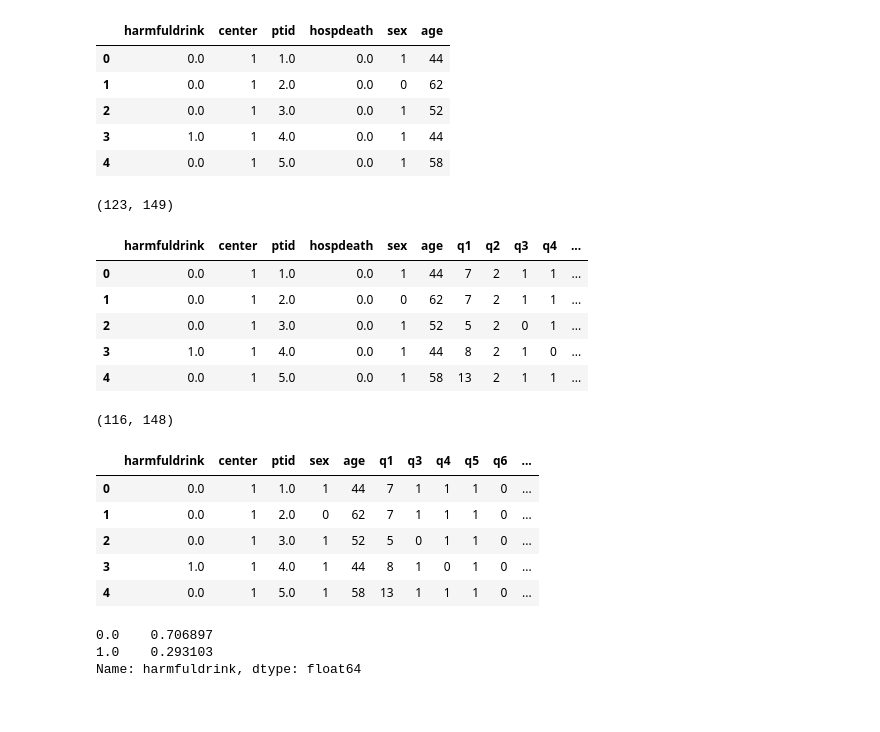
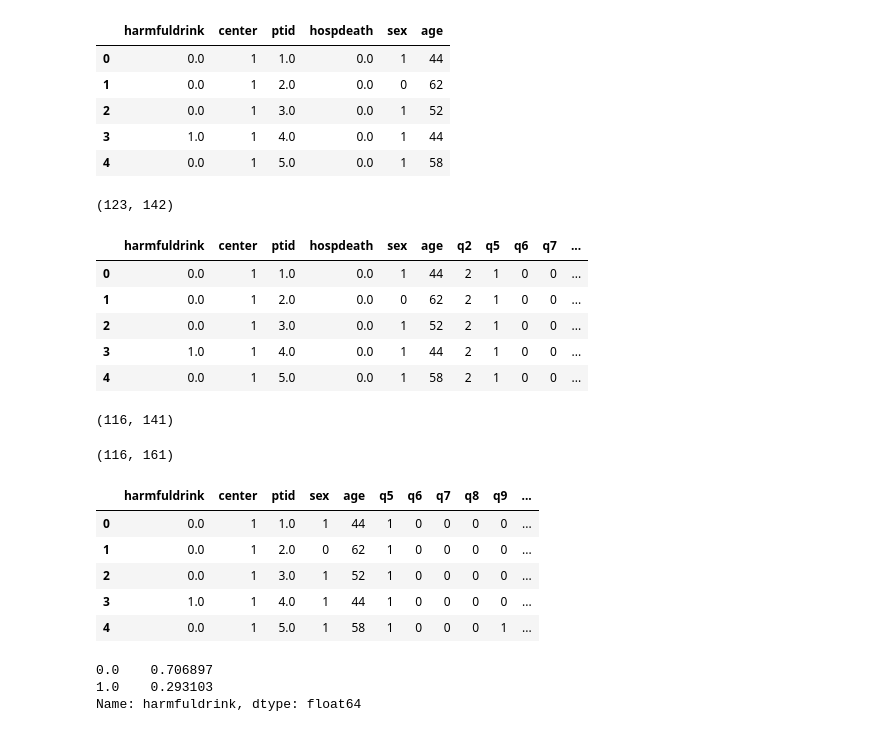
Before and after one commit to prathikr/CAIS-Liver-Transplant, a Jupyter notebook: mvp.ipynb, the cells around one changed output. Cells and saved outputs as stored; diff of their text form; code cells hidden in the pictures.

```diff
--- a/mvp.ipynb
+++ b/mvp.ipynb
@@ -78,8 +85,9 @@ question_data.shape
 # %% [output]
 (205, 201)
 # %%
-# drop correlated rows based on Brian/Norah's input
-cols_to_drop = ['q32','q91','q96','q99','q118','q119','q122','q124','q143','q156','q159','q166','q176','q187']
-question_data.drop(inplace=True, columns=cols_to_drop) # remove merging variables
+# drop correlated & irrelevant rows based on Brian/Norah's input
+corr_cols = ['q32','q91','q96','q99','q118','q119','q122','q124','q143','q156','q159','q166','q176','q187']
+irr_cols = ['q1','q3','q4','q10','q18','q19','q22','q141','q198']
+question_data.drop(inplace=True, columns=corr_cols+irr_cols) # remove merging variables
 question_data.shape
 # %% [output]
@@ -87,3 +95,22 @@ question_data.shape
+# %%
+# recode categorical variables based on Brian/Norah's input
+
+question_data['q12'] = question_data['q12'].replace(to_replace={3:2})
+
+question_data['q13'] = question_data['q13'] + 10
+question_data['q13'] = question_data['q13'].replace(to_replace={10:0, 11:1, 12:1, 13:2, 14:2})
+
+question_data['q21'] = question_data['q21'] + 10
+question_data['q21'] = question_data['q21'].replace(to_replace={10:0, 11:1, 12:1, 13:2})
+
+question_data['q128'] = question_data['q128'] + 10
+question_data['q128'] = question_data['q128'].replace(to_replace={10:0, 11:1, 12:1, 13:1, 14:2, 15:2, 16:2})
+
+question_data['q160'] = question_data['q160'] + 10
+question_data['q160'] = question_data['q160'].replace(to_replace={10:0, 11:1, 12:1, 13:2})
+
+question_data['q190'] = question_data['q190'] + 10
+question_data['q190'] = question_data['q190'].replace(to_replace={10:0, 11:1, 12:1, 13:1, 14:1, 15:1, 16:2, 17:2})
 # %%
 non_patient_questions = ['q1','q2','q3','q4','q5','q6','q7','q8','q9','q10','q12','q22',
                          'q33','q71','q129','q130','q145','q198']
@@ -186,39 +210,41 @@ combined = outcomes.merge(question_data, left_on='ptid', right_on='id', how='lef
 print(combined.shape)
 combined.head()
 # %% [output]
-(123, 149)
+(123, 142)
-|  | harmfuldrink | center | ptid | hospdeath | sex | age | q1 | q2 | q3 | q4 | ... |
-| 0 | 0.0 | 1 | 1.0 | 0.0 | 1 | 44 | 7 | 2 | 1 | 1 | ... |
-| 1 | 0.0 | 1 | 2.0 | 0.0 | 0 | 62 | 7 | 2 | 1 | 1 | ... |
-| 2 | 0.0 | 1 | 3.0 | 0.0 | 1 | 52 | 5 | 2 | 0 | 1 | ... |
-| 3 | 1.0 | 1 | 4.0 | 0.0 | 1 | 44 | 8 | 2 | 1 | 0 | ... |
-| 4 | 0.0 | 1 | 5.0 | 0.0 | 1 | 58 | 13 | 2 | 1 | 1 | ... |
+|  | harmfuldrink | center | ptid | hospdeath | sex | age | q2 | q5 | q6 | q7 | ... |
+| 0 | 0.0 | 1 | 1.0 | 0.0 | 1 | 44 | 2 | 1 | 0 | 0 | ... |
+| 1 | 0.0 | 1 | 2.0 | 0.0 | 0 | 62 | 2 | 1 | 0 | 0 | ... |
+| 2 | 0.0 | 1 | 3.0 | 0.0 | 1 | 52 | 2 | 1 | 0 | 0 | ... |
+| 3 | 1.0 | 1 | 4.0 | 0.0 | 1 | 44 | 2 | 1 | 0 | 0 | ... |
+| 4 | 0.0 | 1 | 5.0 | 0.0 | 1 | 58 | 2 | 1 | 0 | 0 | ... |
 # %%
 combined = combined[combined.hospdeath != 1] # remove patients who died in the hospital
 combined.drop(columns=['hospdeath'], inplace=True)
 combined.shape
 # %% [output]
-(116, 148)
+(116, 141)
 # %%
 # one-hot encode categorical features
 
-categorical_vars = ['q2','q12','q13','q24','q128','q190']
+categorical_vars = ['q2','q12','q13','q21','q24','q71','q128','q160','q190']
 
 for c_v in categorical_vars:
     if c_v in list(combined.columns):
         # one-hot encode variable
         one_hot = pd.get_dummies(combined[c_v], prefix=c_v, dummy_na=True)
         combined = combined.drop(c_v, axis = 1)
         combined = combined.join(one_hot)
 
+print(combined.shape)
 combined.head()
 # %% [output]
+(116, 161)
-|  | harmfuldrink | center | ptid | sex | age | q1 | q3 | q4 | q5 | q6 | ... |
-| 0 | 0.0 | 1 | 1.0 | 1 | 44 | 7 | 1 | 1 | 1 | 0 | ... |
-| 1 | 0.0 | 1 | 2.0 | 0 | 62 | 7 | 1 | 1 | 1 | 0 | ... |
-| 2 | 0.0 | 1 | 3.0 | 1 | 52 | 5 | 0 | 1 | 1 | 0 | ... |
-| 3 | 1.0 | 1 | 4.0 | 1 | 44 | 8 | 1 | 0 | 1 | 0 | ... |
-| 4 | 0.0 | 1 | 5.0 | 1 | 58 | 13 | 1 | 1 | 1 | 0 | ... |
+|  | harmfuldrink | center | ptid | sex | age | q5 | q6 | q7 | q8 | q9 | ... |
+| 0 | 0.0 | 1 | 1.0 | 1 | 44 | 1 | 0 | 0 | 0 | 0 | ... |
+| 1 | 0.0 | 1 | 2.0 | 0 | 62 | 1 | 0 | 0 | 0 | 0 | ... |
+| 2 | 0.0 | 1 | 3.0 | 1 | 52 | 1 | 0 | 0 | 0 | 0 | ... |
+| 3 | 1.0 | 1 | 4.0 | 1 | 44 | 1 | 0 | 0 | 0 | 0 | ... |
+| 4 | 0.0 | 1 | 5.0 | 1 | 58 | 1 | 0 | 0 | 0 | 1 | ... |
 # %%
 combined[outcome].value_counts() / combined.shape[0] # outcome distribution
 # %% [output]
```
Also changed, not shown: parts of 29 cells of this notebook.
